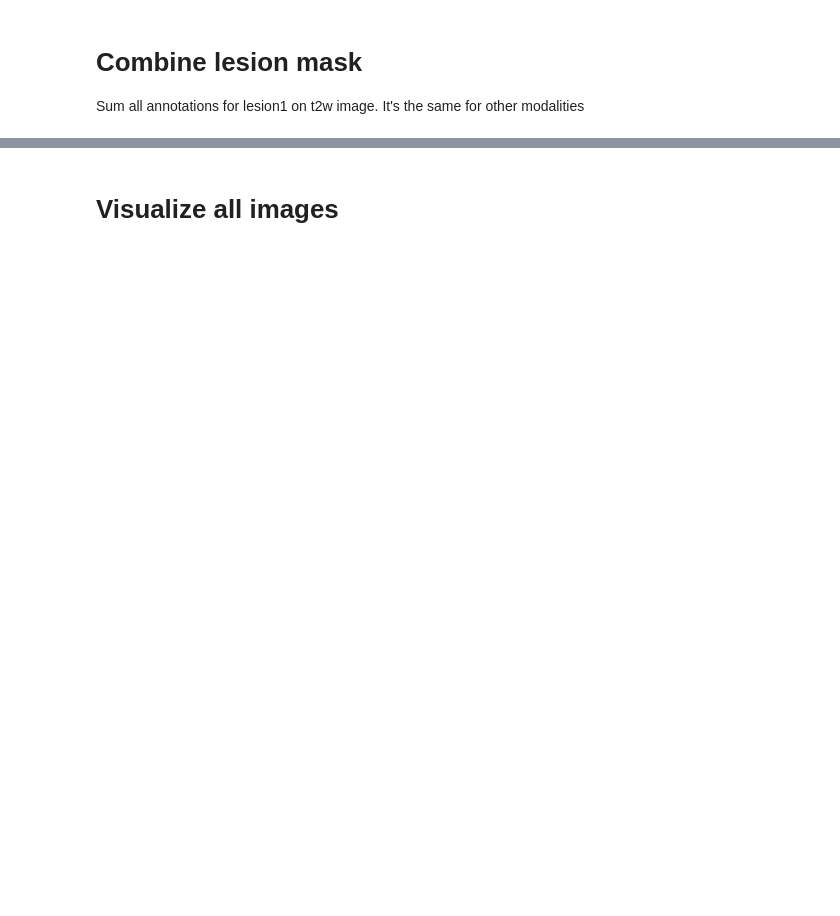
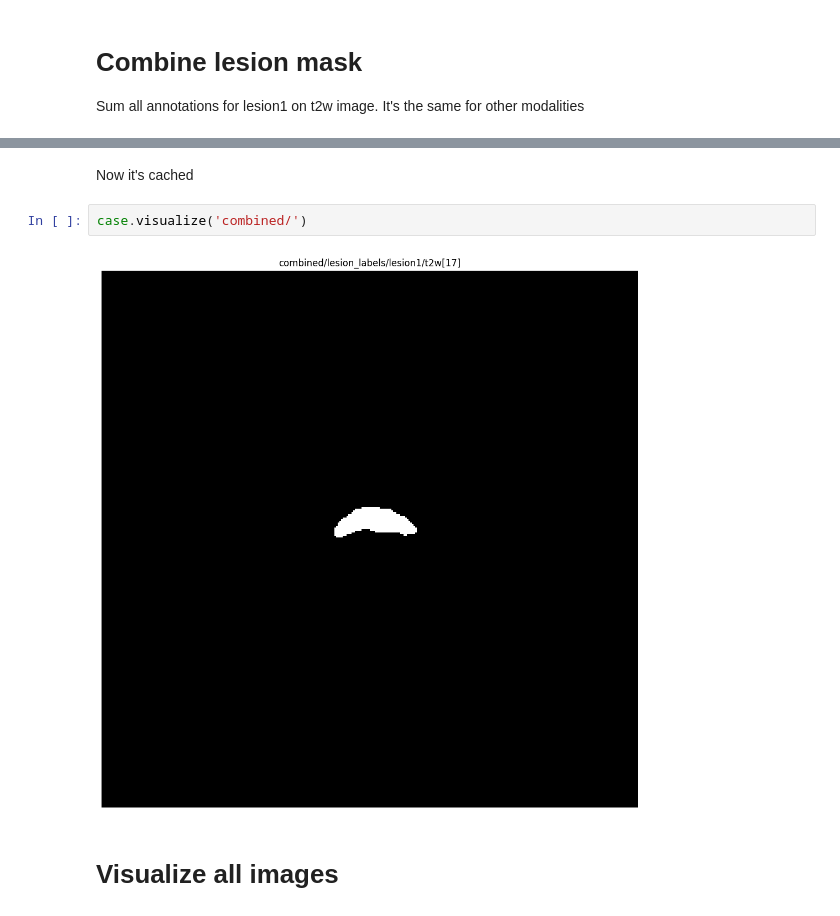
Before and after one commit to piotrsobecki/ai4ar-radiomics, a Jupyter notebook: book/data.ipynb, the cells around one changed output, grey strips where cells are left out. Drawn from its saved outputs; the diff is of its cells as text; blank space fills up the shorter version.

```diff
--- a/book/data.ipynb
+++ b/book/data.ipynb
@@ -97,3 +141,9 @@ plt.imshow(combined_t2w_mask[ai4ar.select_slice(combined_t2w_mask)], cmap='gray'
+# %% [markdown]
+Now it's cached
+# %%
+case.visualize('combined/')
+# %% [output]
+[figure, added]
 # %% [markdown]
 # Visualize all images
 # %%
```
Also changed, not shown: parts of 11 cells of this notebook, 11 other files.
